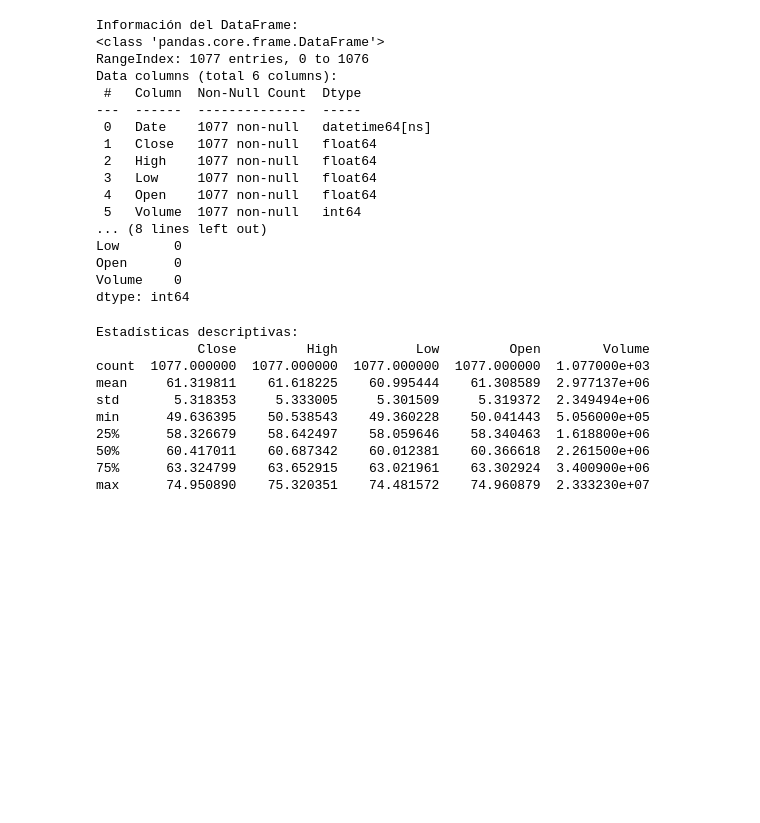
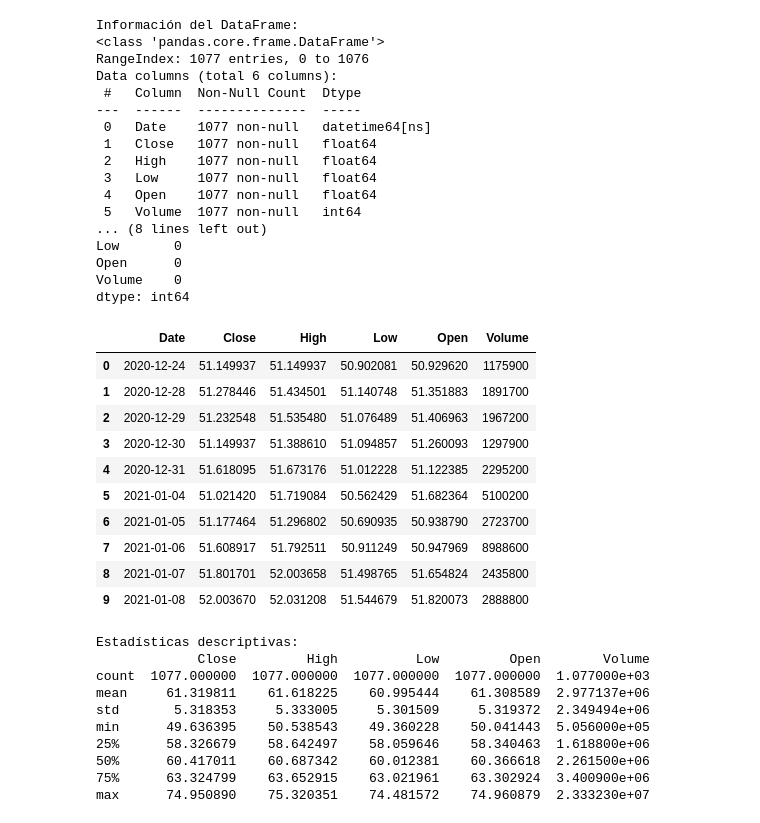
Before and after one commit to titusr099/project_trading_DT, a Jupyter notebook: notebooks/Marie/1_EDA_DataWrangling.ipynb, the cells around one changed output. Saved outputs shown, nothing was run; the diff lists cells and outputs as text; code cells hidden in the pictures; blank space fills up the shorter version.

```diff
--- a/notebooks/Marie/1_EDA_DataWrangling.ipynb
+++ b/notebooks/Marie/1_EDA_DataWrangling.ipynb
@@ -37,6 +37,20 @@ Low       0
 Open      0
 Volume    0
 dtype: int64
+# %%
+df.head(10)
+# %% [output]
+|  | Date | Close | High | Low | Open | Volume |
+| 0 | 2020-12-24 | 51.149937 | 51.149937 | 50.902081 | 50.929620 | 1175900 |
+| 1 | 2020-12-28 | 51.278446 | 51.434501 | 51.140748 | 51.351883 | 1891700 |
+| 2 | 2020-12-29 | 51.232548 | 51.535480 | 51.076489 | 51.406963 | 1967200 |
+| 3 | 2020-12-30 | 51.149937 | 51.388610 | 51.094857 | 51.260093 | 1297900 |
+| 4 | 2020-12-31 | 51.618095 | 51.673176 | 51.012228 | 51.122385 | 2295200 |
+| 5 | 2021-01-04 | 51.021420 | 51.719084 | 50.562429 | 51.682364 | 5100200 |
+| 6 | 2021-01-05 | 51.177464 | 51.296802 | 50.690935 | 50.938790 | 2723700 |
+| 7 | 2021-01-06 | 51.608917 | 51.792511 | 50.911249 | 50.947969 | 8988600 |
+| 8 | 2021-01-07 | 51.801701 | 52.003658 | 51.498765 | 51.654824 | 2435800 |
+| 9 | 2021-01-08 | 52.003670 | 52.031208 | 51.544679 | 51.820073 | 2888800 |
 # %%
 print("\nEstadísticas descriptivas:")
 print(df.drop(columns=["Date"]).describe())
```
Also changed, not shown: 17 other files.
